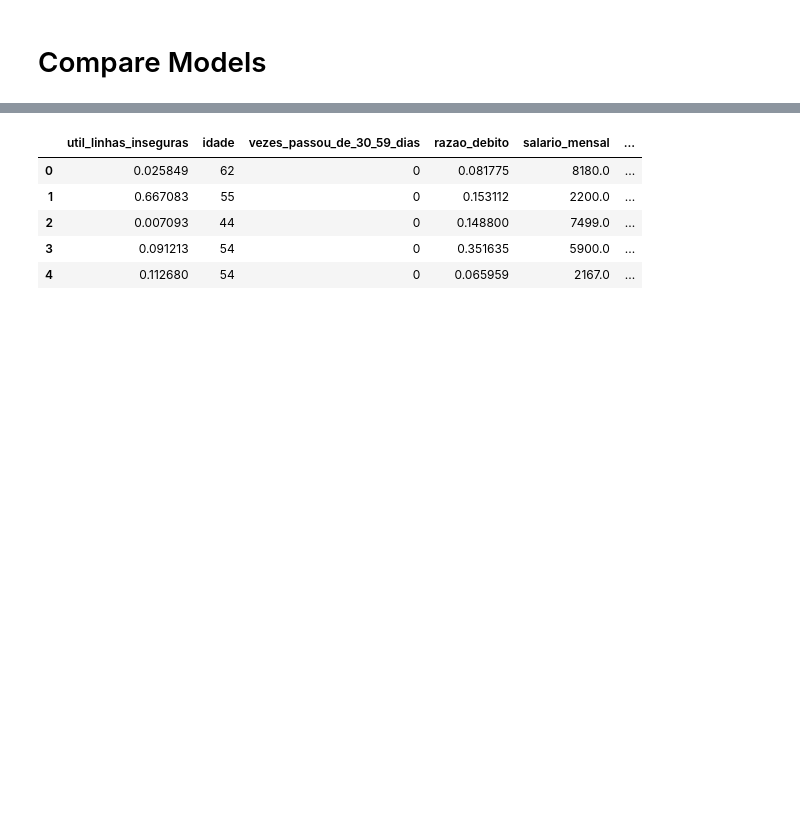
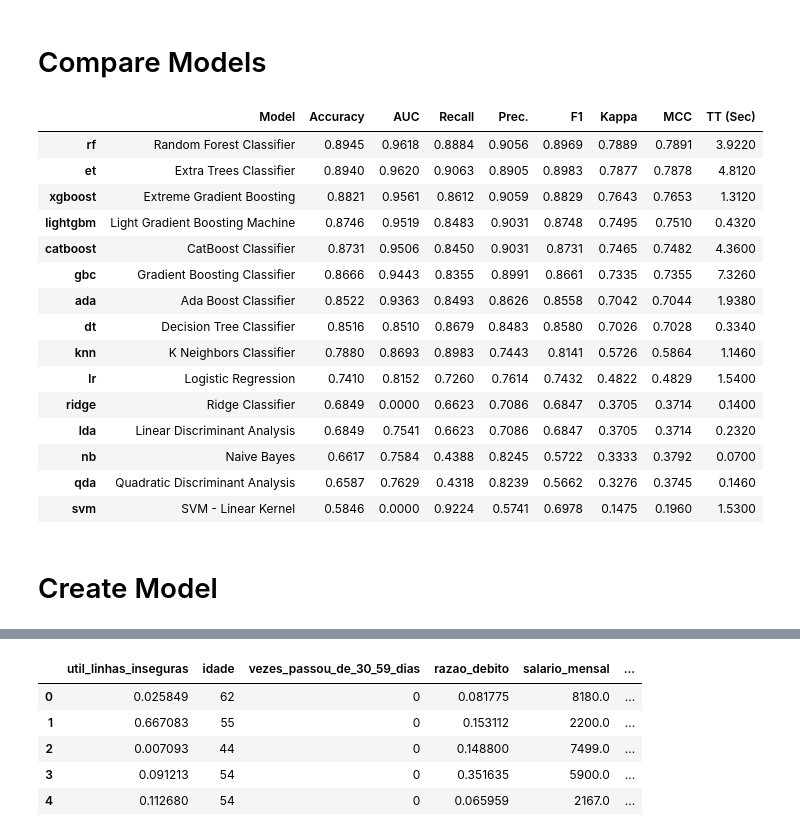
Before and after one commit to MaksonViini/Credit-Risc, a Jupyter notebook: pycaret_data_transform.ipynb, the cells around one changed output, grey strips where cells are left out. Drawn from its saved outputs; the diff is of its cells as text; code cells hidden in the pictures; blank space fills up the shorter version.

```diff
--- a/pycaret_data_transform.ipynb
+++ b/pycaret_data_transform.ipynb
@@ -73,6 +80,25 @@ black_list = ['lr', 'nb', 'svm', 'ada', 'gbc']
 # %%
 
-# best_models = compare_models(fold=5)
+best_models = compare_models(fold=5)
+# %% [output]
+|  | Model | Accuracy | AUC | Recall | Prec. | F1 | Kappa | MCC | TT (Sec) |
+| rf | Random Forest Classifier | 0.8945 | 0.9618 | 0.8884 | 0.9056 | 0.8969 | 0.7889 | 0.7891 | 3.9220 |
+| et | Extra Trees Classifier | 0.8940 | 0.9620 | 0.9063 | 0.8905 | 0.8983 | 0.7877 | 0.7878 | 4.8120 |
+| xgboost | Extreme Gradient Boosting | 0.8821 | 0.9561 | 0.8612 | 0.9059 | 0.8829 | 0.7643 | 0.7653 | 1.3120 |
+| lightgbm | Light Gradient Boosting Machine | 0.8746 | 0.9519 | 0.8483 | 0.9031 | 0.8748 | 0.7495 | 0.7510 | 0.4320 |
+| catboost | CatBoost Classifier | 0.8731 | 0.9506 | 0.8450 | 0.9031 | 0.8731 | 0.7465 | 0.7482 | 4.3600 |
+| gbc | Gradient Boosting Classifier | 0.8666 | 0.9443 | 0.8355 | 0.8991 | 0.8661 | 0.7335 | 0.7355 | 7.3260 |
+| ada | Ada Boost Classifier | 0.8522 | 0.9363 | 0.8493 | 0.8626 | 0.8558 | 0.7042 | 0.7044 | 1.9380 |
+| dt | Decision Tree Classifier | 0.8516 | 0.8510 | 0.8679 | 0.8483 | 0.8580 | 0.7026 | 0.7028 | 0.3340 |
+| knn | K Neighbors Classifier | 0.7880 | 0.8693 | 0.8983 | 0.7443 | 0.8141 | 0.5726 | 0.5864 | 1.1460 |
+| lr | Logistic Regression | 0.7410 | 0.8152 | 0.7260 | 0.7614 | 0.7432 | 0.4822 | 0.4829 | 1.5400 |
+| ridge | Ridge Classifier | 0.6849 | 0.0000 | 0.6623 | 0.7086 | 0.6847 | 0.3705 | 0.3714 | 0.1400 |
+| lda | Linear Discriminant Analysis | 0.6849 | 0.7541 | 0.6623 | 0.7086 | 0.6847 | 0.3705 | 0.3714 | 0.2320 |
+| nb | Naive Bayes | 0.6617 | 0.7584 | 0.4388 | 0.8245 | 0.5722 | 0.3333 | 0.3792 | 0.0700 |
+| qda | Quadratic Discriminant Analysis | 0.6587 | 0.7629 | 0.4318 | 0.8239 | 0.5662 | 0.3276 | 0.3745 | 0.1460 |
+| svm | SVM - Linear Kernel | 0.5846 | 0.0000 | 0.9224 | 0.5741 | 0.6978 | 0.1475 | 0.1960 | 1.5300 |
+# %% [markdown]
+# Create Model
 # %%
 model = create_model('rf', fold=5)
 # %% [output]
```
Also changed, not shown: parts of 15 cells of this notebook.
